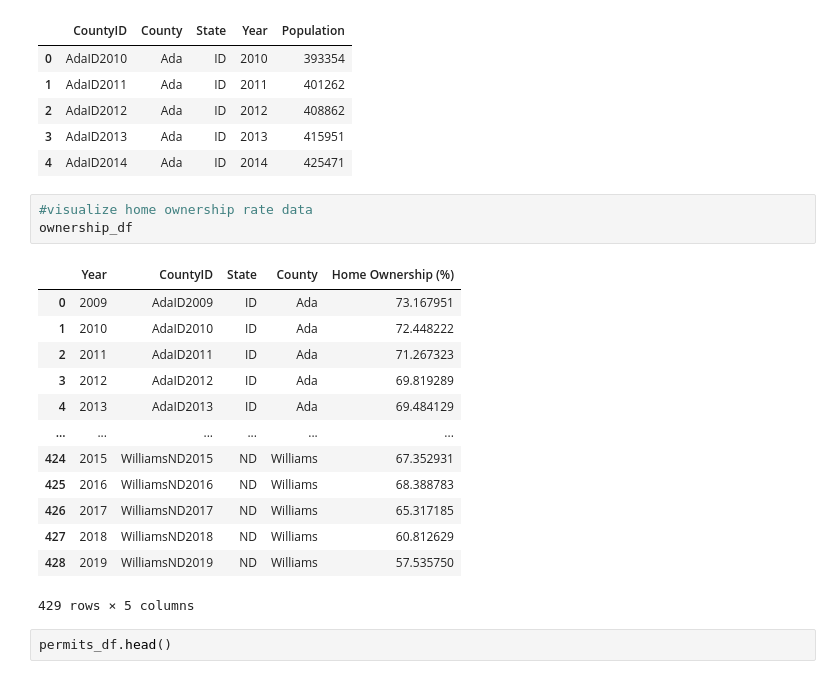
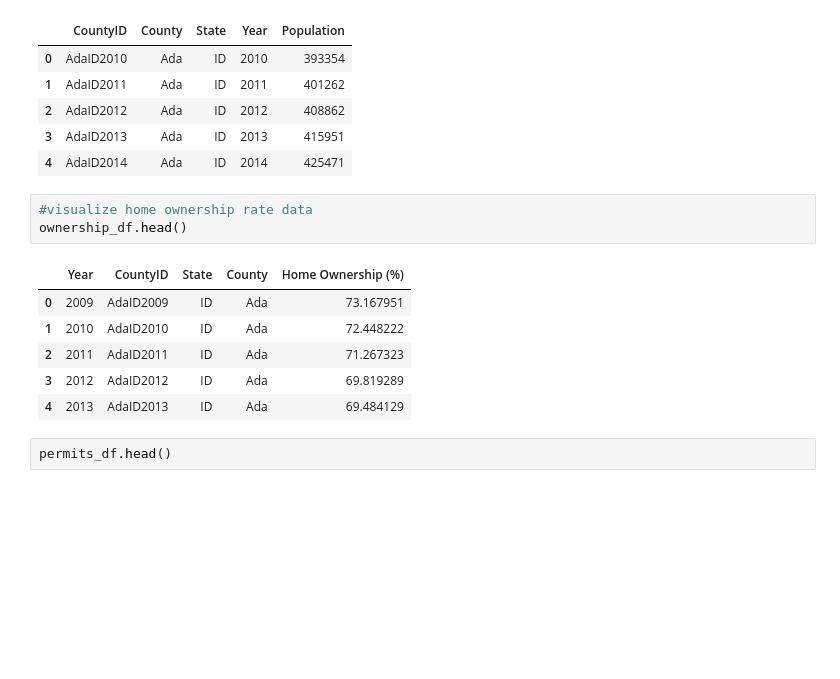
Before and after one commit to rls1316/project-one, a Jupyter notebook: Data_Cleaning.ipynb, the cells around one changed output. Drawn from its saved outputs; the diff is of its cells as text; blank space fills up the shorter version.

```diff
--- a/Data_Cleaning.ipynb
+++ b/Data_Cleaning.ipynb
@@ -19,21 +20,14 @@ popn_df.head()
 | 4 | AdaID2014 | Ada | ID | 2014 | 425471 |
 # %%
 #visualize home ownership rate data
-ownership_df
+ownership_df.head()
 # %% [output]
 |  | Year | CountyID | State | County | Home Ownership (%) |
 | 0 | 2009 | AdaID2009 | ID | Ada | 73.167951 |
 | 1 | 2010 | AdaID2010 | ID | Ada | 72.448222 |
 | 2 | 2011 | AdaID2011 | ID | Ada | 71.267323 |
 | 3 | 2012 | AdaID2012 | ID | Ada | 69.819289 |
 | 4 | 2013 | AdaID2013 | ID | Ada | 69.484129 |
-| ... | ... | ... | ... | ... | ... |
-| 424 | 2015 | WilliamsND2015 | ND | Williams | 67.352931 |
-| 425 | 2016 | WilliamsND2016 | ND | Williams | 68.388783 |
-| 426 | 2017 | WilliamsND2017 | ND | Williams | 65.317185 |
-| 427 | 2018 | WilliamsND2018 | ND | Williams | 60.812629 |
-| 428 | 2019 | WilliamsND2019 | ND | Williams | 57.535750 |
-429 rows × 5 columns
 # %%
 permits_df.head()
 # %% [output]
```
Also changed, not shown: parts of 13 cells of this notebook.
